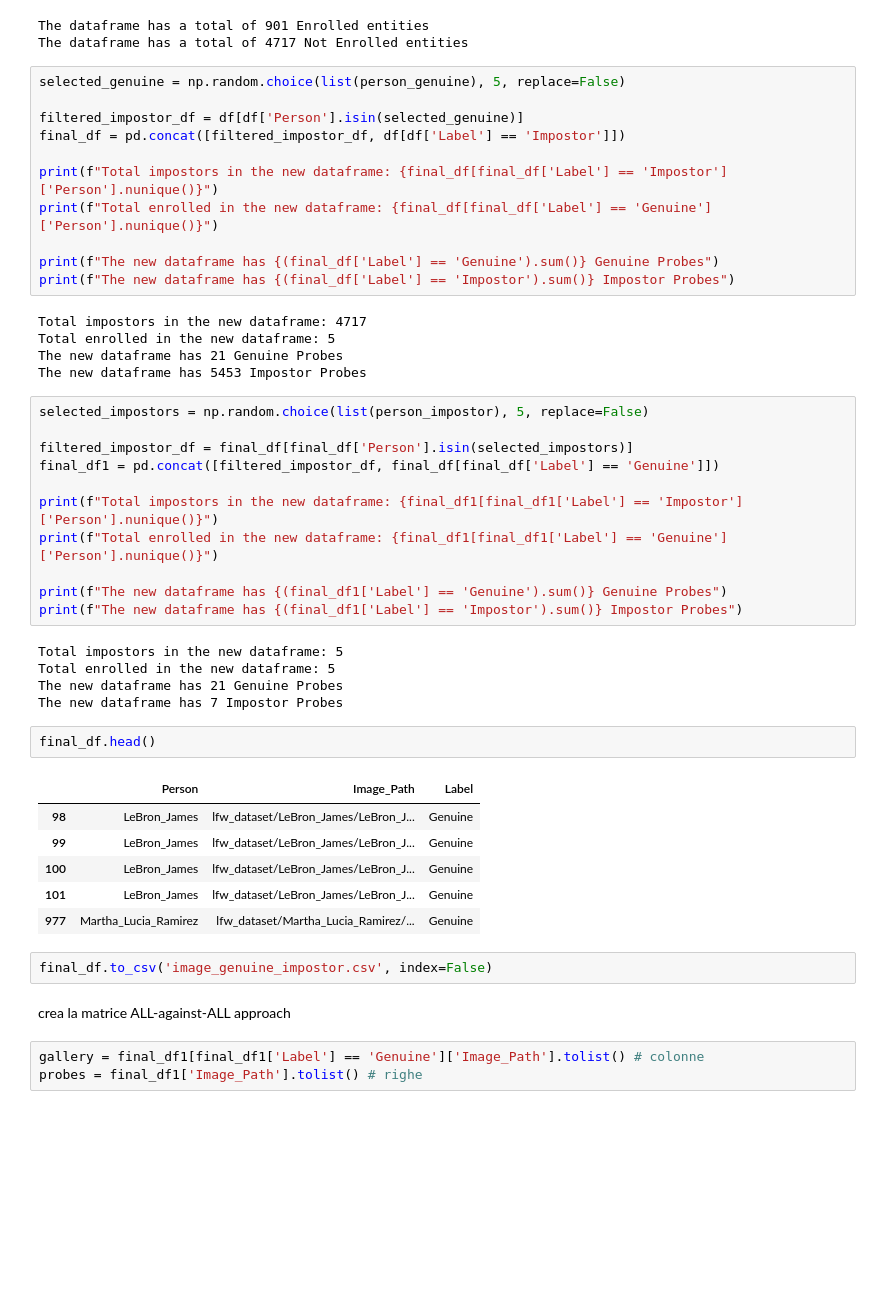
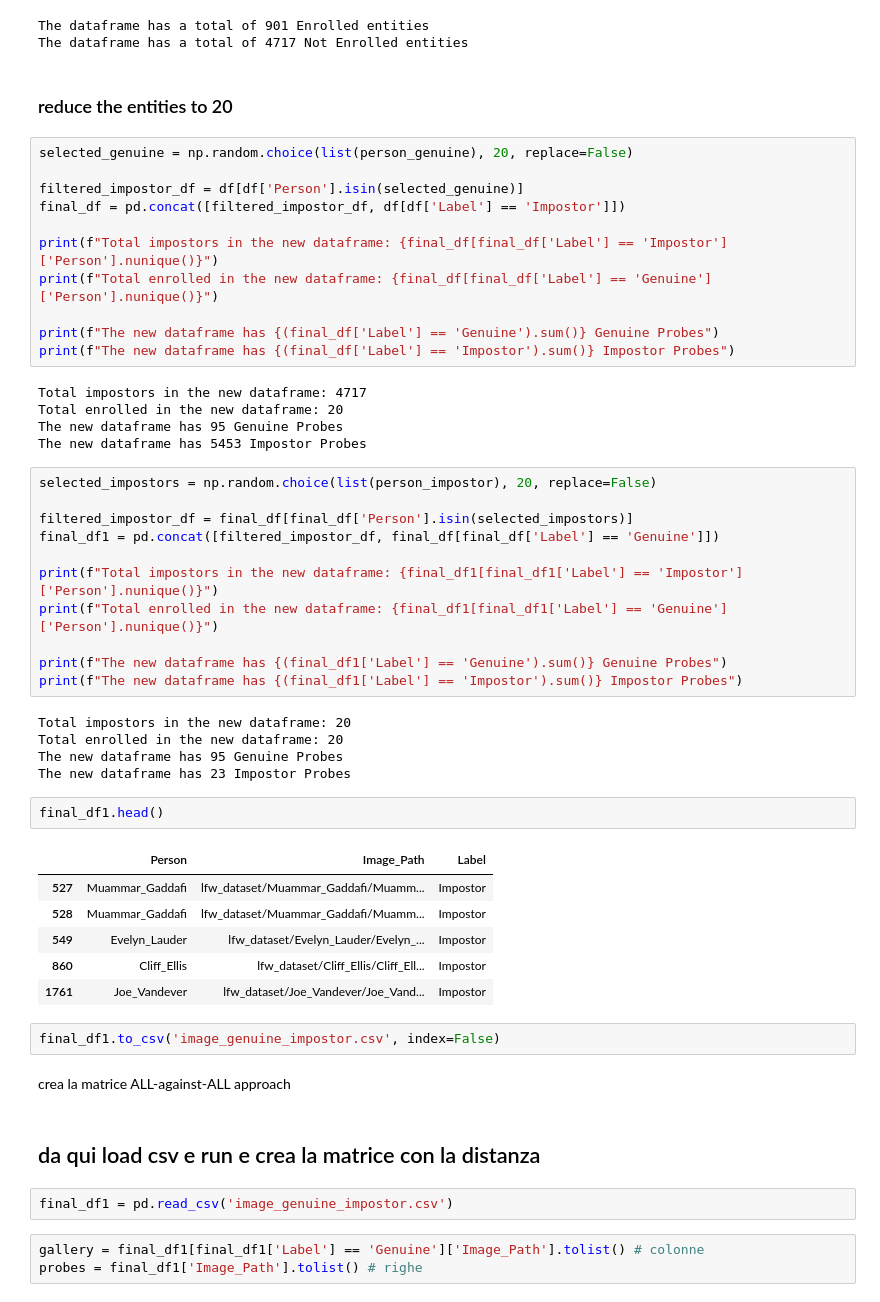
Before and after one commit to jngelena/BiometricSystem, a Jupyter notebook: eval_lfw.ipynb, the cells around one changed output. Saved outputs shown, nothing was run; the diff lists cells and outputs as text; blank space fills up the shorter version.

```diff
--- a/eval_lfw.ipynb
+++ b/eval_lfw.ipynb
@@ -84,8 +85,10 @@ print(f'The dataframe has a total of {len(person_impostor)} Not Enrolled entitie
 # %% [output]
 The dataframe has a total of 901 Enrolled entities
 The dataframe has a total of 4717 Not Enrolled entities
+# %% [markdown]
+### reduce the entities to 20
 # %%
-selected_genuine = np.random.choice(list(person_genuine), 5, replace=False)
+selected_genuine = np.random.choice(list(person_genuine), 20, replace=False)
 
 filtered_impostor_df = df[df['Person'].isin(selected_genuine)]
 final_df = pd.concat([filtered_impostor_df, df[df['Label'] == 'Impostor']])
@@ -97,11 +100,11 @@ print(f"The new dataframe has {(final_df['Label'] == 'Genuine').sum()} Genuine P
 print(f"The new dataframe has {(final_df['Label'] == 'Impostor').sum()} Impostor Probes")
 # %% [output]
 Total impostors in the new dataframe: 4717
-Total enrolled in the new dataframe: 5
-The new dataframe has 21 Genuine Probes
+Total enrolled in the new dataframe: 20
+The new dataframe has 95 Genuine Probes
 The new dataframe has 5453 Impostor Probes
 # %%
-selected_impostors = np.random.choice(list(person_impostor), 5, replace=False)
+selected_impostors = np.random.choice(list(person_impostor), 20, replace=False)
 
 filtered_impostor_df = final_df[final_df['Person'].isin(selected_impostors)]
 final_df1 = pd.concat([filtered_impostor_df, final_df[final_df['Label'] == 'Genuine']])
@@ -112,23 +115,27 @@ print(f"Total enrolled in the new dataframe: {final_df1[final_df1['Label'] == 'G
 print(f"The new dataframe has {(final_df1['Label'] == 'Genuine').sum()} Genuine Probes")
 print(f"The new dataframe has {(final_df1['Label'] == 'Impostor').sum()} Impostor Probes")
 # %% [output]
-Total impostors in the new dataframe: 5
-Total enrolled in the new dataframe: 5
-The new dataframe has 21 Genuine Probes
-The new dataframe has 7 Impostor Probes
+Total impostors in the new dataframe: 20
+Total enrolled in the new dataframe: 20
+The new dataframe has 95 Genuine Probes
+The new dataframe has 23 Impostor Probes
 # %%
-final_df.head()
+final_df1.head()
 # %% [output]
 |  | Person | Image_Path | Label |
-| 98 | LeBron_James | lfw_dataset/LeBron_James/LeBron_J... | Genuine |
-| 99 | LeBron_James | lfw_dataset/LeBron_James/LeBron_J... | Genuine |
-| 100 | LeBron_James | lfw_dataset/LeBron_James/LeBron_J... | Genuine |
-| 101 | LeBron_James | lfw_dataset/LeBron_James/LeBron_J... | Genuine |
-| 977 | Martha_Lucia_Ramirez | lfw_dataset/Martha_Lucia_Ramirez/... | Genuine |
+| 527 | Muammar_Gaddafi | lfw_dataset/Muammar_Gaddafi/Muamm... | Impostor |
+| 528 | Muammar_Gaddafi | lfw_dataset/Muammar_Gaddafi/Muamm... | Impostor |
+| 549 | Evelyn_Lauder | lfw_dataset/Evelyn_Lauder/Evelyn_... | Impostor |
+| 860 | Cliff_Ellis | lfw_dataset/Cliff_Ellis/Cliff_Ell... | Impostor |
+| 1761 | Joe_Vandever | lfw_dataset/Joe_Vandever/Joe_Vand... | Impostor |
 # %%
-final_df.to_csv('image_genuine_impostor.csv', index=False)
+final_df1.to_csv('image_genuine_impostor.csv', index=False)
 # %% [markdown]
 crea la matrice ALL-against-ALL approach
+# %% [markdown]
+## da qui load csv e run e crea la matrice con la distanza
+# %%
+final_df1 = pd.read_csv('image_genuine_impostor.csv')
 # %%
 gallery = final_df1[final_df1['Label'] == 'Genuine']['Image_Path'].tolist() # colonne
 probes = final_df1['Image_Path'].tolist() # righe
```
Also changed, not shown: parts of 36 cells of this notebook, 2 other files.
